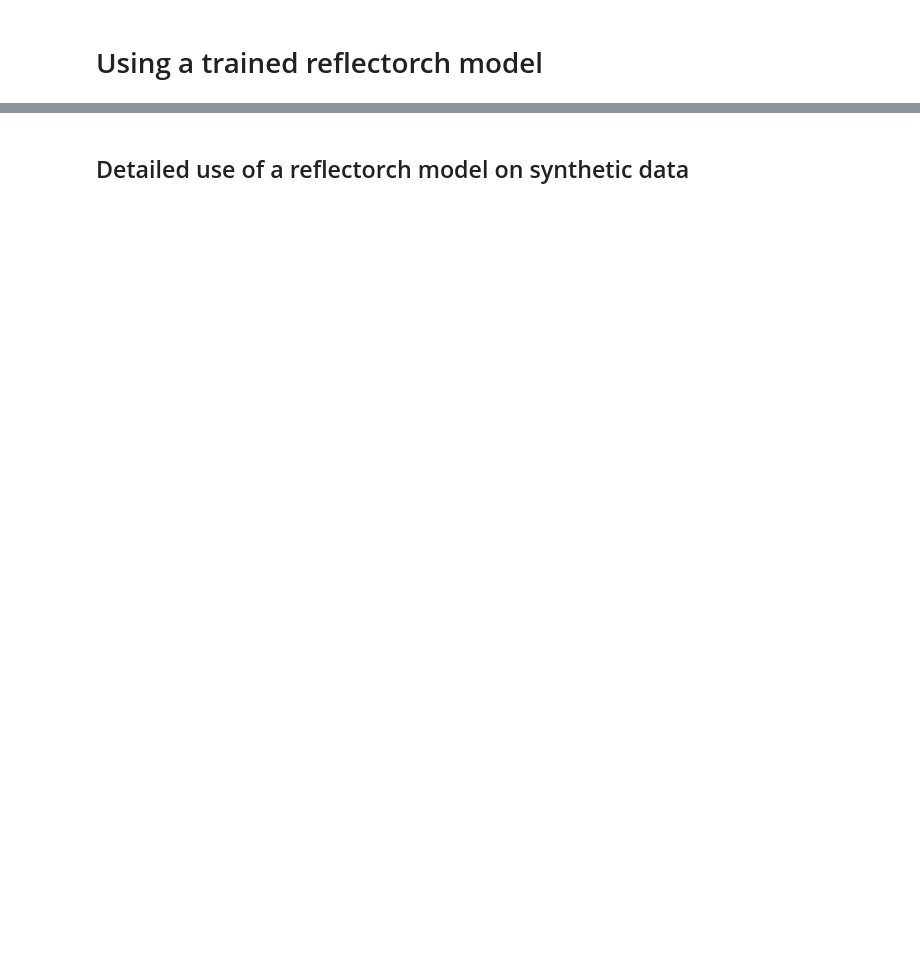
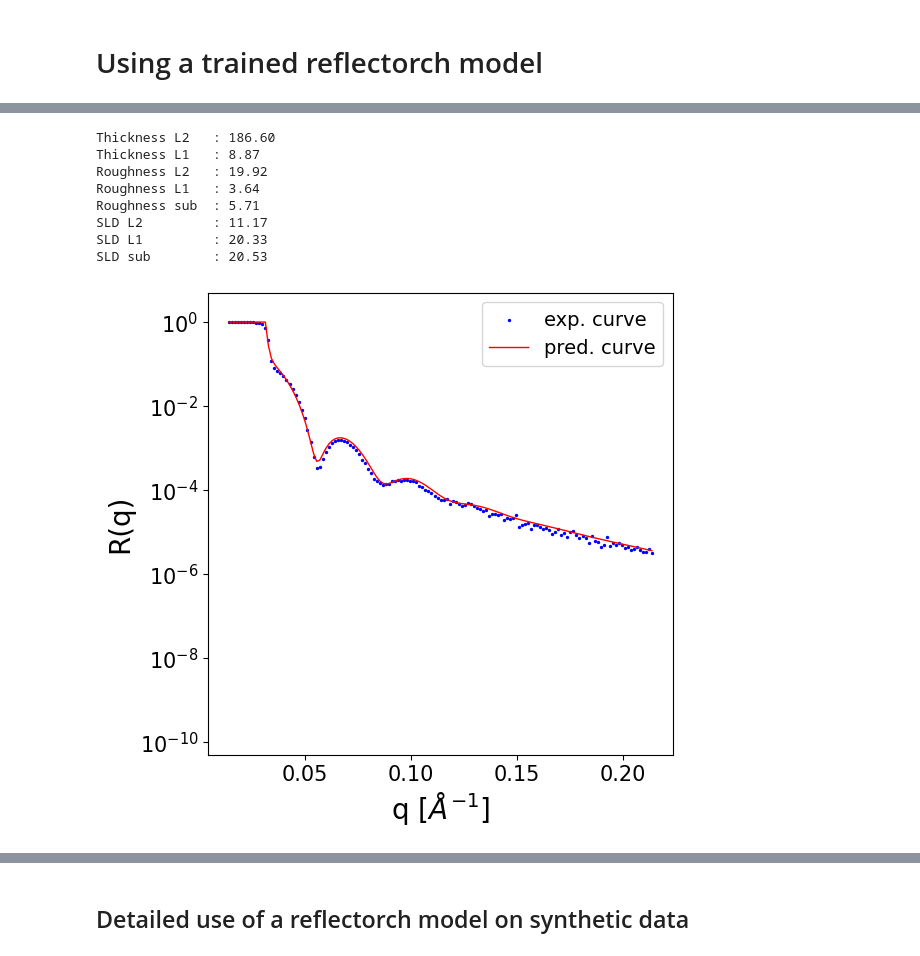
Before and after one commit to m-levytskyi/reflectorch-nflows, a Jupyter notebook: docs/_sources/using_reflectorch.ipynb, the cells around one changed output, grey strips where cells are left out. Saved outputs shown, nothing was run; the diff lists cells and outputs as text; code cells hidden in the pictures; blank space fills up the shorter version.

```diff
--- a/docs/_sources/using_reflectorch.ipynb
+++ b/docs/_sources/using_reflectorch.ipynb
@@ -5,0 +191,51 @@ In the second subsection, we show how to use the inference class (which abstract
+# %%
+data = np.loadtxt('../exp_data/data_PTCDI-C3.txt', delimiter='\t', skiprows=1)
+q_exp = data[..., 0]
+curve_exp = data[..., 1]
+
+#print(curve_exp.shape, q_exp.shape, q_exp.min(), q_exp.max())
+
+prior_bounds = [(1., 400.), (1., 10.), #layer thicknesses (top to bottom)
+                (0., 20.), (0., 15.), (0., 15.), #interlayer roughnesses (top to bottom)
+                (10., 13.), (20.,21.), (20., 21.)] #real layer slds (top to bottom)
+
+prediction_dict = inference_model.predict(reflectivity_curve=curve_exp,
+                                          q_values=q_exp,
+                                          prior_bounds=prior_bounds,
+                                          clip_prediction=False,
+                                          polish_prediction=False,
+                                          calc_pred_curve=True,
+                                          )
+
+pred_params = prediction_dict['predicted_params_array']
+pred_curve = prediction_dict['predicted_curve']
+
+n_layers = inference_model.trainer.loader.prior_sampler.max_num_layers
+for param_name, param_val in zip(prediction_dict["param_names"], pred_params):
+        print(f'{param_name.ljust(14)} : {param_val:.2f}')
+
+fig, ax = plt.subplots(1,1,figsize=(6,6))
+ax.set_yscale('log')
+ax.set_ylim(0.5e-10, 5)
+ax.set_xlabel('q [$Å^{-1}$]', fontsize=20)
+ax.set_ylabel('R(q)', fontsize=20)
+ax.tick_params(axis='both', which='major', labelsize=15)
+ax.tick_params(axis='both', which='minor', labelsize=15)
+y_tick_locations = [10**(-2*i) for i in range(6)]
+ax.yaxis.set_major_locator(plt.FixedLocator(y_tick_locations))
+
+ax.scatter(q_exp, curve_exp, c='b', s=2, label='exp. curve')
+ax.plot(q_exp, pred_curve, c='r', lw=1, label='pred. curve')
+#ax.plot(q_exp, prediction_dict['polished_curve'], c='orange', lw=1, label='polished pred. curve')
+
+ax.legend(loc='upper right', fontsize=14);
+# %% [output]
+Thickness L2   : 186.60
+Thickness L1   : 8.87
+Roughness L2   : 19.92
+Roughness L1   : 3.64
+Roughness sub  : 5.71
+SLD L2         : 11.17
+SLD L1         : 20.33
+SLD sub        : 20.53
+[figure, added]
```
Also changed, not shown: parts of 61 cells of this notebook, 36 other files.
